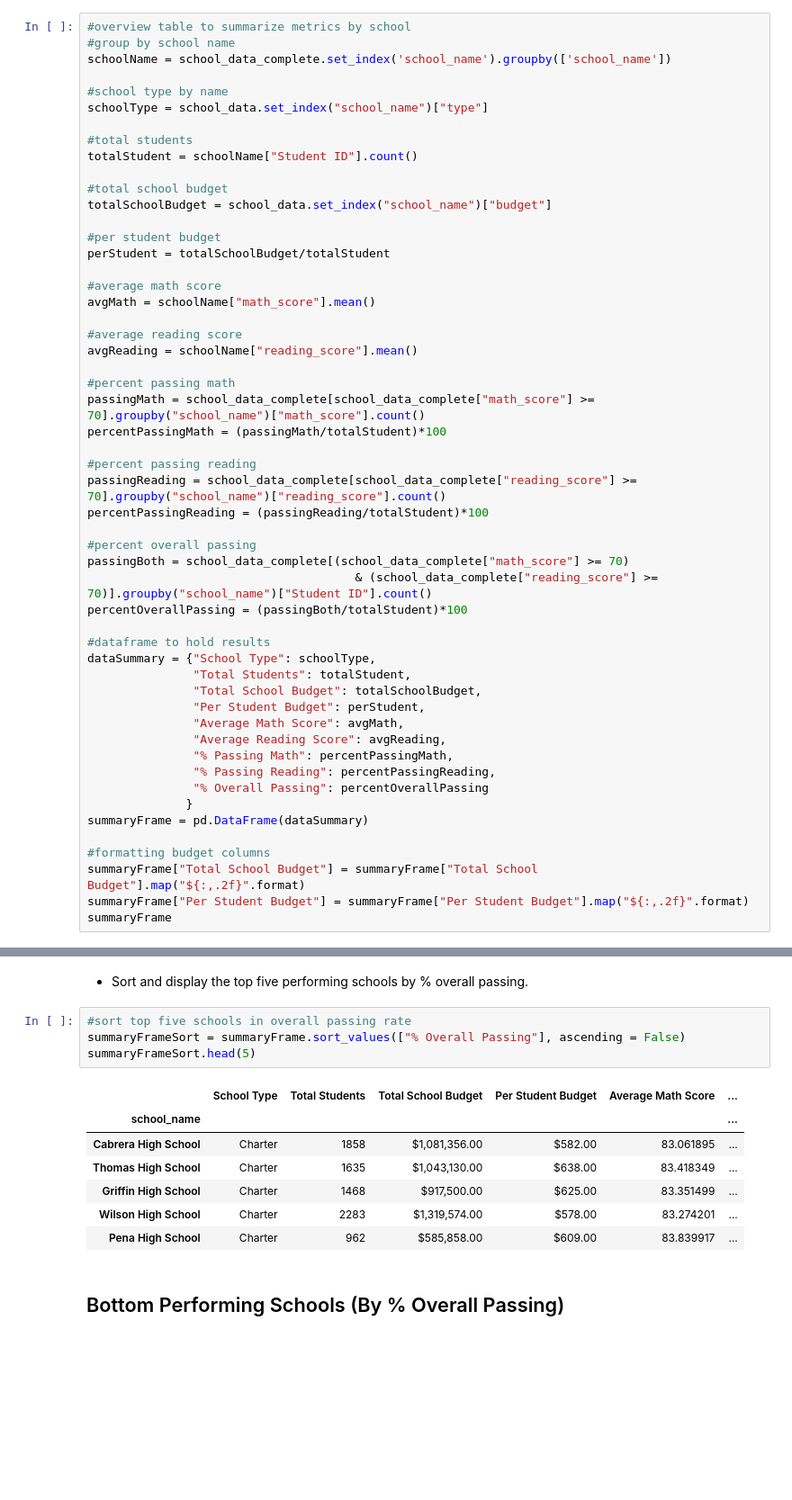
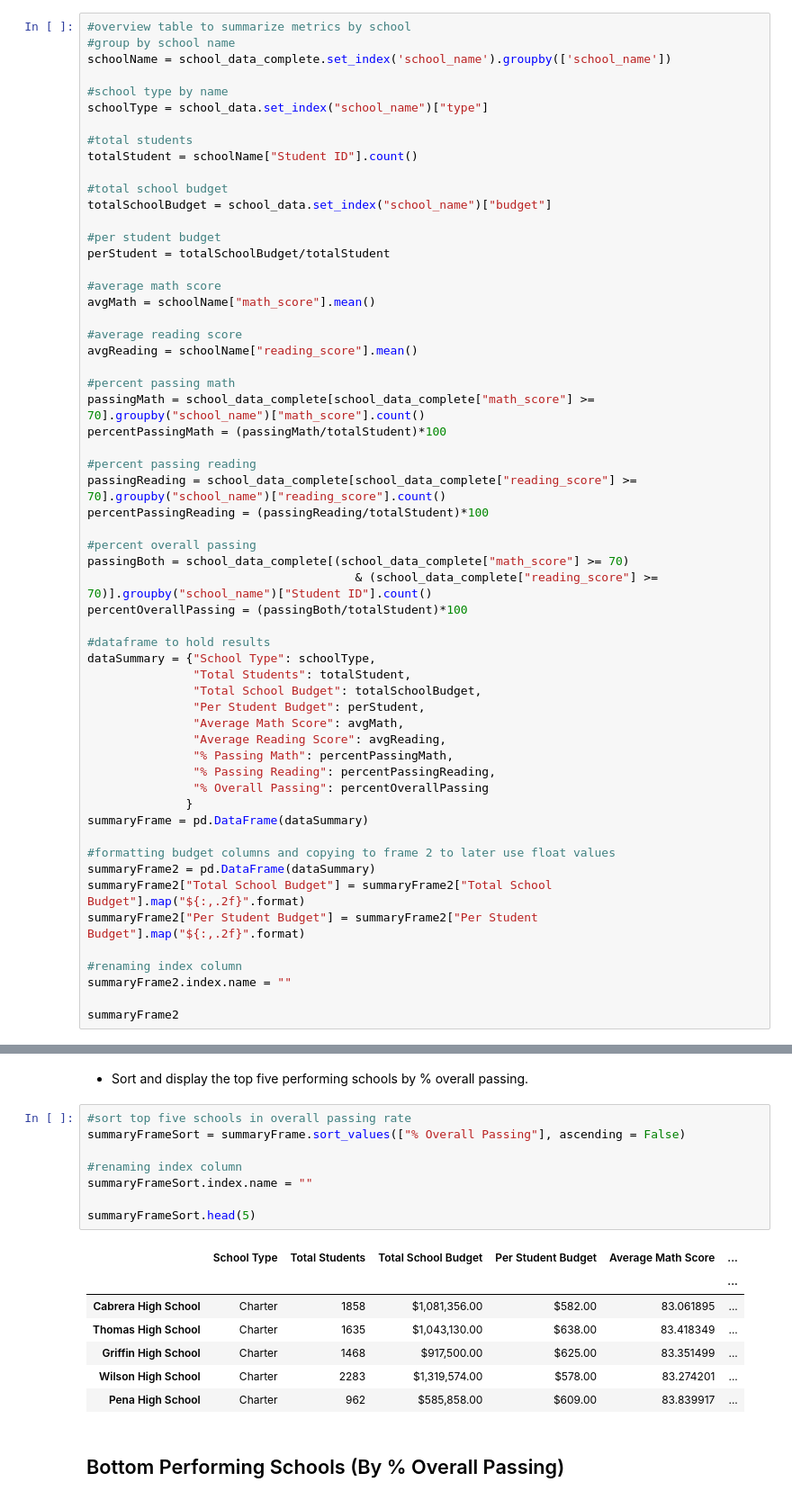
Before and after one commit to isidhu09/pandas-challenge, a Jupyter notebook: PyCitySchools/PyCitySchools.ipynb, the cells around one changed output, grey strips where cells are left out. Shown: that part at 90% size. Cells and saved outputs as stored; diff of their text form; blank space fills up the shorter version.

```diff
--- a/PyCitySchools/PyCitySchools.ipynb
+++ b/PyCitySchools/PyCitySchools.ipynb
@@ -157,9 +157,14 @@ dataSummary = {"School Type": schoolType,
               }
 summaryFrame = pd.DataFrame(dataSummary)
 
-#formatting budget columns
-summaryFrame["Total School Budget"] = summaryFrame["Total School Budget"].map("${:,.2f}".format)
-summaryFrame["Per Student Budget"] = summaryFrame["Per Student Budget"].map("${:,.2f}".format)
-summaryFrame
+#formatting budget columns and copying to frame 2 to later use float values
+summaryFrame2 = pd.DataFrame(dataSummary)
+summaryFrame2["Total School Budget"] = summaryFrame2["Total School Budget"].map("${:,.2f}".format)
+summaryFrame2["Per Student Budget"] = summaryFrame2["Per Student Budget"].map("${:,.2f}".format)
+
+#renaming index column
+summaryFrame2.index.name = ""
+
+summaryFrame2
 # %% [output]
 |  | School Type | Total Students | Total School Budget | Per Student Budget | Average Math Score | ... |
@@ -186,10 +191,14 @@ summaryFrame
 # %%
 #sort top five schools in overall passing rate
 summaryFrameSort = summaryFrame.sort_values(["% Overall Passing"], ascending = False)
+
+#renaming index column
+summaryFrameSort.index.name = ""
+
 summaryFrameSort.head(5)
 # %% [output]
 |  | School Type | Total Students | Total School Budget | Per Student Budget | Average Math Score | ... |
-| school_name |  |  |  |  |  | ... |
+|  |  |  |  |  |  | ... |
 | Cabrera High School | Charter | 1858 | $1,081,356.00 | $582.00 | 83.061895 | ... |
 | Thomas High School | Charter | 1635 | $1,043,130.00 | $638.00 | 83.418349 | ... |
 | Griffin High School | Charter | 1468 | $917,500.00 | $625.00 | 83.351499 | ... |
```
Also changed, not shown: parts of 8 cells of this notebook.
